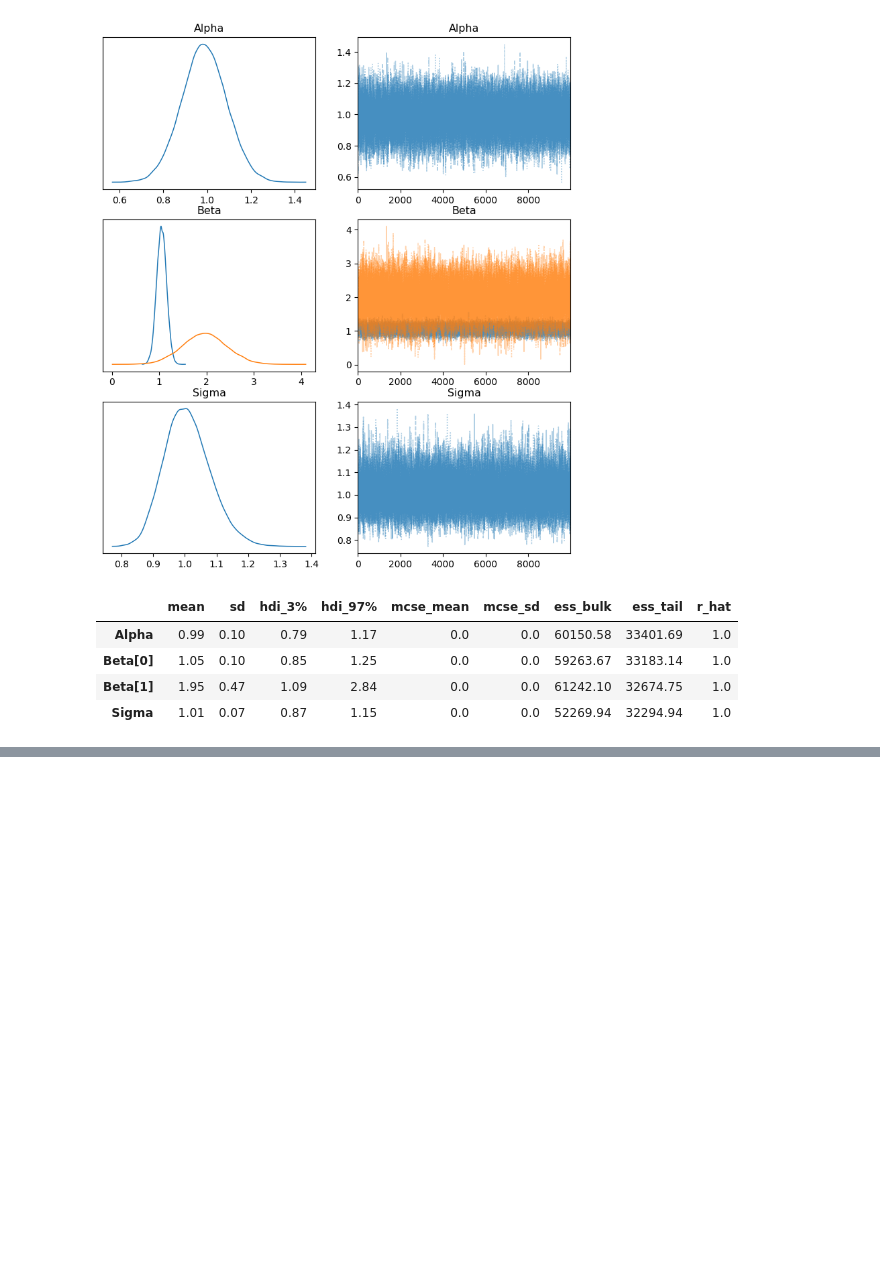
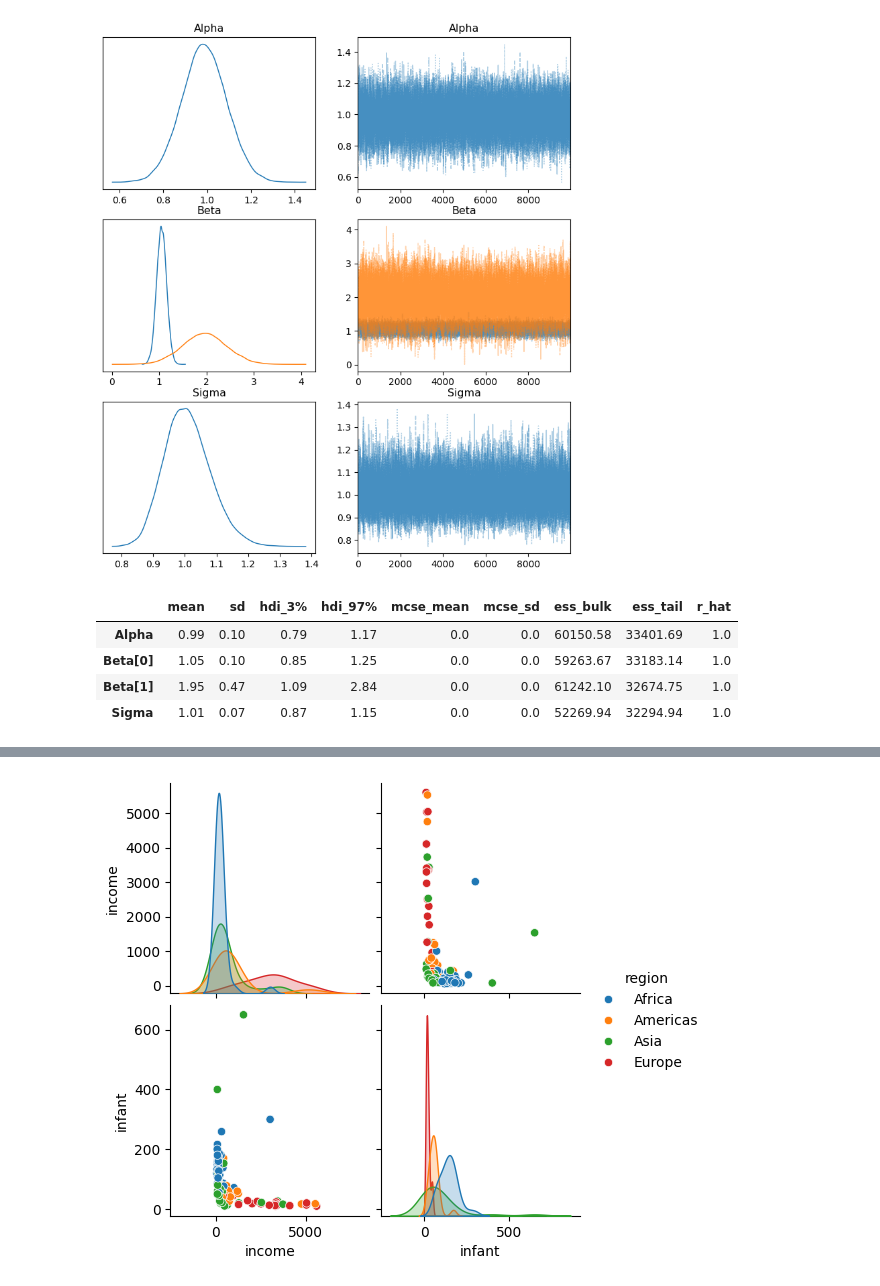
Before and after one commit to myckim1/Bayesian_Course, a Jupyter notebook: Bayesian.ipynb, the cells around one changed output, grey strips where cells are left out. Saved outputs shown, nothing was run; the diff lists cells and outputs as text; code cells hidden in the pictures; blank space fills up the shorter version.

Commit message:
Added Leinhardt case study

```diff
--- a/Bayesian.ipynb
+++ b/Bayesian.ipynb
@@ -550,0 +566,4 @@ az.summary(trace, round_to=2)
+# %%
+#Import Leinhardt's data from Data folder
+leinhardt = pd.read_csv("Data/leinhardt.csv")
+leinhardt.head()
@@ -550,0 +577,11 @@ az.summary(trace, round_to=2)
+# %%
+#I want to make a Pairs equivalent plot for the Leinhardt data
+leinhardt = leinhardt.dropna()
+leinhardt['region'] = leinhardt['region'].astype('category')
+leinhardt['oil'] = leinhardt['oil'].astype('category')
+# %%
+#Make a pairs plot including oil and region include scales
+sns.pairplot(leinhardt, hue='region', diag_kind='kde')
+plt.show()
+# %% [output]
+[figure, added]
```
Also changed, not shown: parts of 11 cells of this notebook.
